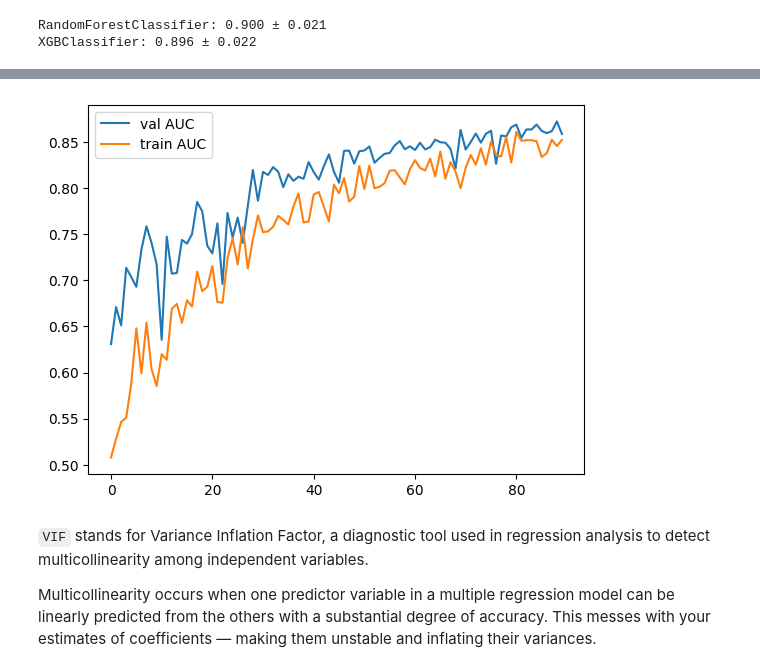
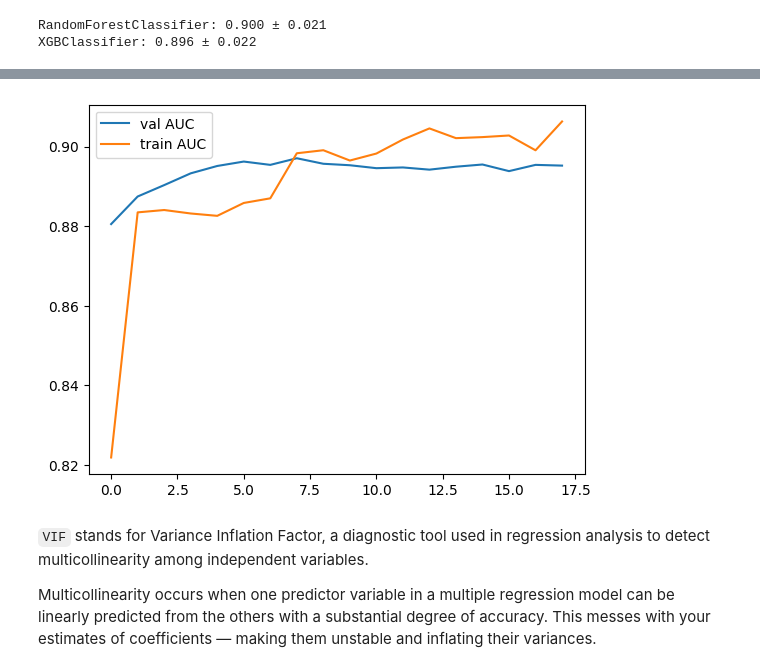
Before and after one commit to arash-jafarpour/hd-dataset, a Jupyter notebook: index.ipynb, the cells around one changed output, grey strips where cells are left out. Cells and saved outputs as stored; diff of their text form; code cells hidden in the pictures.

```diff
--- a/index.ipynb
+++ b/index.ipynb
@@ -483,60 +485,63 @@ nested_score(XGBClassifier(eval_metric="logloss", random_state=42), xgb_param)
 RandomForestClassifier: 0.900 ± 0.021
 XGBClassifier: 0.896 ± 0.022
 # %%
-from tensorflow.keras import layers, models, regularizers
+from tensorflow.keras import layers, models, regularizers, callbacks, optimizers
 from sklearn.model_selection import train_test_split
+from sklearn.preprocessing import StandardScaler
+import numpy as np
 import matplotlib.pyplot as plt
-import numpy as np
 
-# ensure all data is numeric and convert to float32
-X_train = np.asarray(X_train).astype('float32')
-y_train = np.asarray(y_train).astype('float32')
+# Preprocessing - scale features
+scaler = StandardScaler()
+X_train_scaled = scaler.fit_transform(X_train.astype(np.float32))
 
-# split one fold
 X_tr, X_val, y_tr, y_val = train_test_split(
-    X_train, y_train,
+    X_train_scaled, y_train.astype(np.float32),
     test_size=0.2,
     stratify=y_train,
     random_state=42
 )
 
-# build encoder + head
 def build_encoder(input_dim):
-    inp = layers.Input(input_dim)
-    x = layers.Dense(32, activation="swish",
-                    kernel_regularizer=regularizers.l2(1e-4))(inp)
-    x = layers.Dropout(0.3)(x)
-    x = layers.Dense(16, activation="swish",
-                    kernel_regularizer=regularizers.l2(1e-4))(x)
+    inp = layers.Input(shape=(input_dim,))
+    x = layers.Dense(64, activation="swish", kernel_regularizer=regularizers.l2(1e-3))(inp)
+    x = layers.Dropout(0.2)(x)
+    x = layers.Dense(32, activation="swish", kernel_regularizer=regularizers.l2(1e-3))(x)
+    x = layers.Dropout(0.2)(x)
+    x = layers.Dense(16, activation="swish", kernel_regularizer=regularizers.l2(1e-3))(x)
     return models.Model(inp, x)
 
 encoder = build_encoder(X_tr.shape[1])
-head_in = layers.Input(16)
-out = layers.Dense(1, activation="sigmoid")(head_in)
+
+head_in = layers.Input(shape=(16,))
+x = layers.Dense(8, activation="swish")(head_in)
+out = layers.Dense(1, activation="sigmoid")(x)
 head = models.Model(head_in, out)
 
-# combine & train
 inp = encoder.input
 logit = head(encoder.output)
 model = models.Model(inp, logit)
-model.compile("adam", "binary_crossentropy", metrics=["AUC"])
 
-# train with explicit type conversion
+model.compile(
+    optimizer=optimizers.Adam(learning_rate=1e-3),
+    loss="binary_crossentropy",
+    metrics=["AUC"]
+)
+
+early_stop = callbacks.EarlyStopping(monitor='val_auc', patience=10, mode='max', restore_best_weights=True)
+reduce_lr = callbacks.ReduceLROnPlateau(monitor='val_auc', factor=0.5, patience=5, min_lr=1e-6, mode='max')
+
 history = model.fit(
-    np.asarray(X_tr).astype('float32'),
-    np.asarray(y_tr).astype('float32'),
-    validation_data=(
-        np.asarray(X_val).astype('float32'),
-        np.asarray(y_val).astype('float32')
-    ),
-    epochs=90,
-    batch_size=16,
+    X_tr, y_tr,
+    validation_data=(X_val, y_val),
+    epochs=30,
+    batch_size=32,
+    callbacks=[early_stop, reduce_lr],
     verbose=2
 )
 
-# predictions
-dl_train_preds = model.predict(np.asarray(X_train).astype('float32'))
-dl_val_preds = model.predict(np.asarray(X_val).astype('float32'))
+dl_train_preds = model.predict(X_train_scaled)
+dl_val_preds = model.predict(X_val)
 
 plt.plot(history.history["val_auc"], label="val AUC")
 plt.plot(history.history["auc"], label="train AUC")
@@ -562,5 +567,5 @@ Epoch 90/90
 5/5 [==============================] - 0s 2ms/step
-[figure, old version]
+[figure, new version]
 # %% [markdown]
 `VIF` stands for Variance Inflation Factor, a diagnostic tool used in regression analysis to detect multicollinearity among independent variables.
 
```
Also changed, not shown: parts of 5 cells of this notebook.
